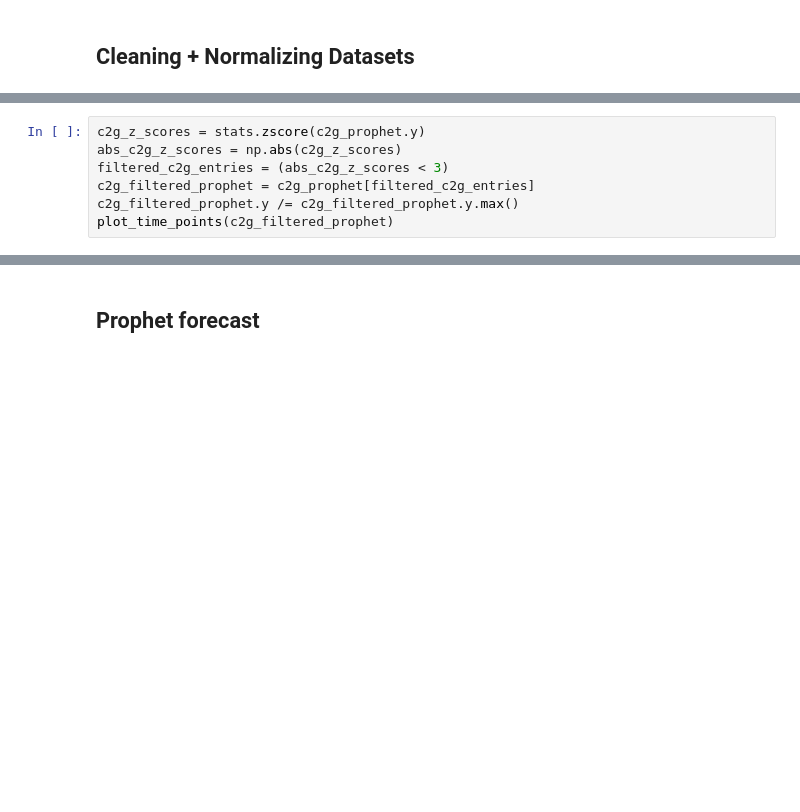
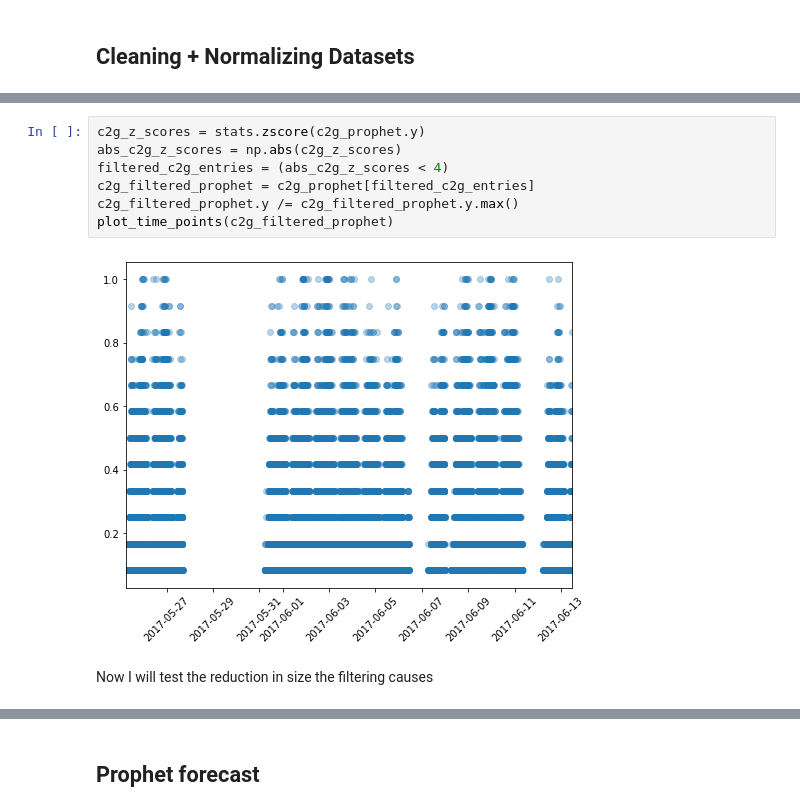
Before and after one commit to netlabufjf/timeseries-forecast, a Jupyter notebook: prophetAnalysis.ipynb, the cells around one changed output, grey strips where cells are left out. Drawn from its saved outputs; the diff is of its cells as text; blank space fills up the shorter version.

```diff
--- a/prophetAnalysis.ipynb
+++ b/prophetAnalysis.ipynb
@@ -123,7 +140,11 @@ plot_time_points(modo_filtered_prophet)
 # %%
 c2g_z_scores = stats.zscore(c2g_prophet.y)
 abs_c2g_z_scores = np.abs(c2g_z_scores)
-filtered_c2g_entries = (abs_c2g_z_scores < 3)
+filtered_c2g_entries = (abs_c2g_z_scores < 4)
 c2g_filtered_prophet = c2g_prophet[filtered_c2g_entries]
 c2g_filtered_prophet.y /= c2g_filtered_prophet.y.max()
 plot_time_points(c2g_filtered_prophet)
+# %% [output]
+[figure, added]
+# %% [markdown]
+Now I will test the reduction in size the filtering causes
```
Also changed, not shown: parts of 24 cells of this notebook.
